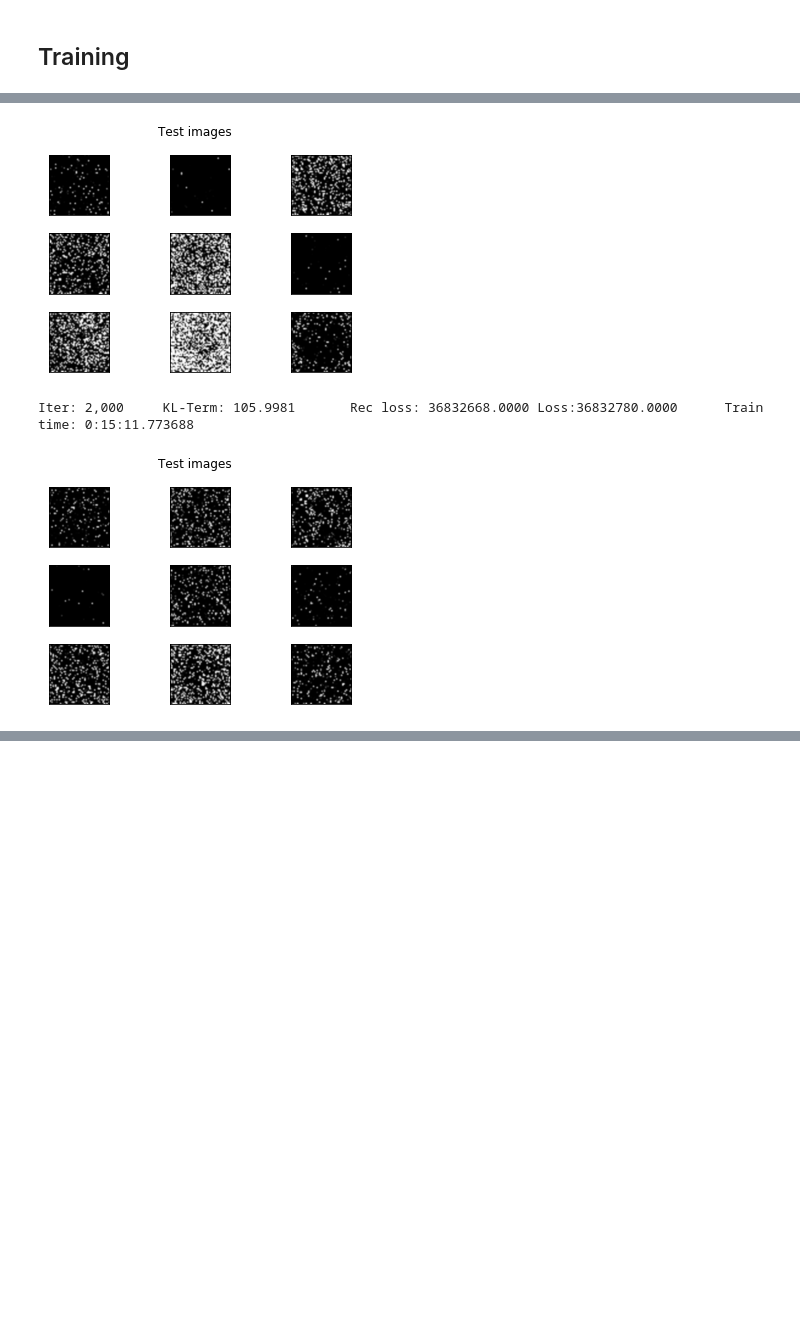
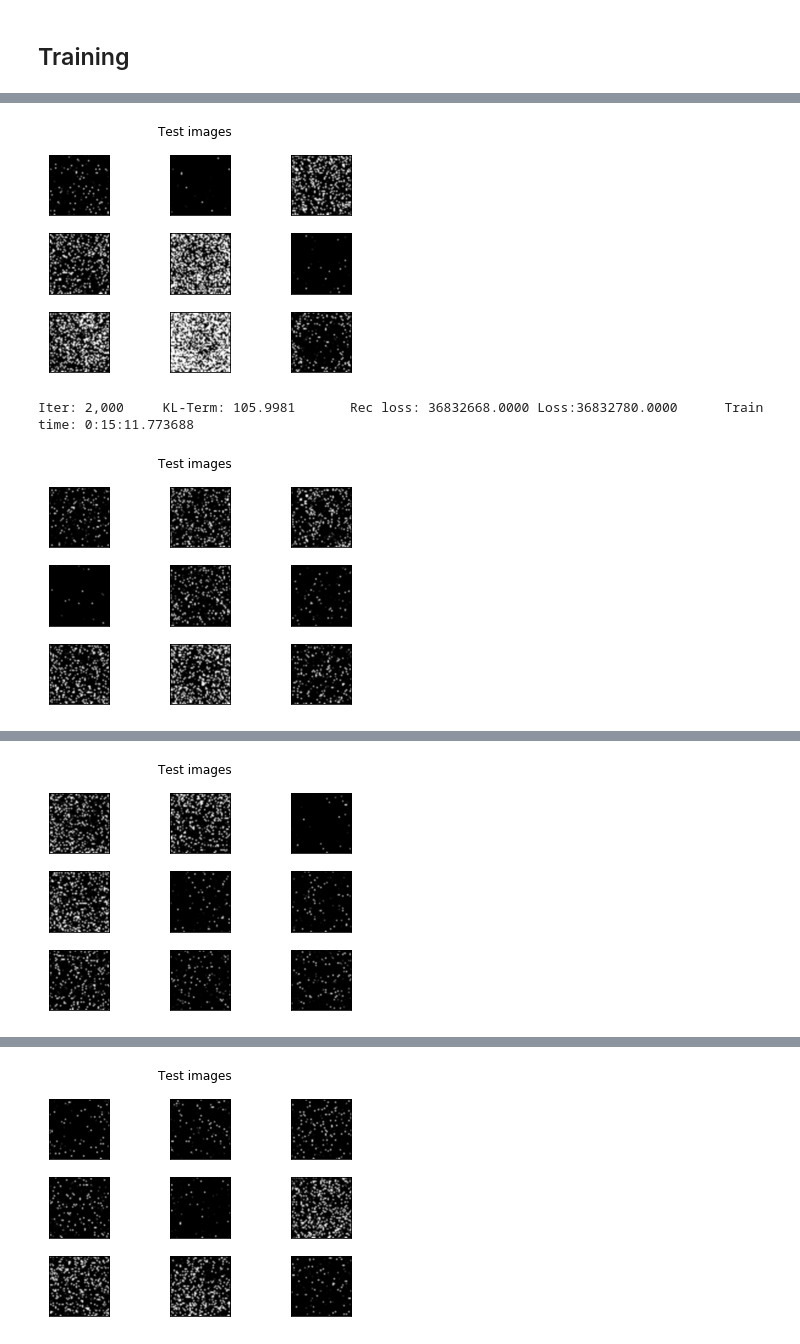
Before and after one commit to victor-iyi/novel-mnist-generator-with-vae, a Jupyter notebook: deep-convolutional-vae.ipynb, the cells around one changed output, grey strips where cells are left out. Drawn from its saved outputs; the diff is of its cells as text; code cells hidden in the pictures; blank space fills up the shorter version.

Commit message:
Training VAE on flower dataset. 9k+ iters

```diff
--- a/deep-convolutional-vae.ipynb
+++ b/deep-convolutional-vae.ipynb
@@ -16,10 +16,10 @@ from dataset import ImageDataset
 data_dir = 'datasets/flowers/'
 save_data = 'datasets/saved/data.pkl'
 # %%
-data = ImageDataset(data_dir=data_dir, grayscale=True, flatten=True, logging=True)
-# data.create()
-# data.save(save_data, force=True)
-data = data.load(save_data)
+data = ImageDataset(data_dir=data_dir, grayscale=False, flatten=True, logging=True)
+data.create()
+data.save(save_data, force=True)
+# data = data.load(save_data)
 # %% [output]
 Processing 5 of 5 class labels & 799 of 799 images
 # %%
@@ -223,7 +223,7 @@ for i in range(1, iterations+1):
     if i % log_interval == 0:
         random = [np.random.normal(0, 1, latent_dim) for _ in range(9)]
         imgs = sess.run(decoded, feed_dict={encoded: random})
-        plot_images(imgs, size=image_size, name='Test images', cmap='Greys', interpolation='bicubic')
+        plot_images(imgs, size=image_size, name='Test images', cmap='binary', interpolation='bicubic')
     sys.stdout.write('\rIter: {:,}\tKL-Term: {:.4f}\tRec loss: {:.4f}\tLoss:{:.4f}\tTrain time: {}'.format(
         i, np.mean(_kl_loss), np.mean(_rec_loss), _loss, dt.datetime.now() - start_time))
 # %% [output]
@@ -235,0 +236 @@ Iter: 2,686     KL-Term: 98.2829        Rec loss: 38979804.0000 Loss:38979900.00
+[figure, added]
@@ -235,0 +238 @@ Iter: 2,686     KL-Term: 98.2829        Rec loss: 38979804.0000 Loss:38979900.00
+[figure, added]
```
Also changed, not shown: parts of 1 cell of this notebook.
